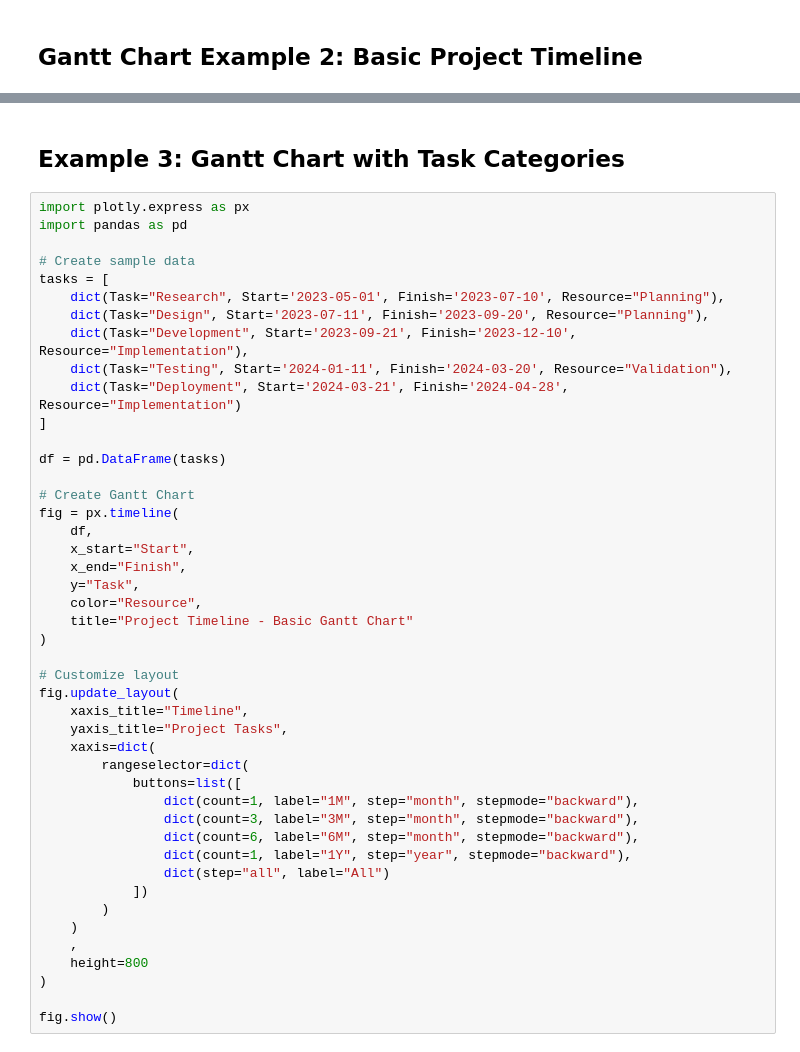
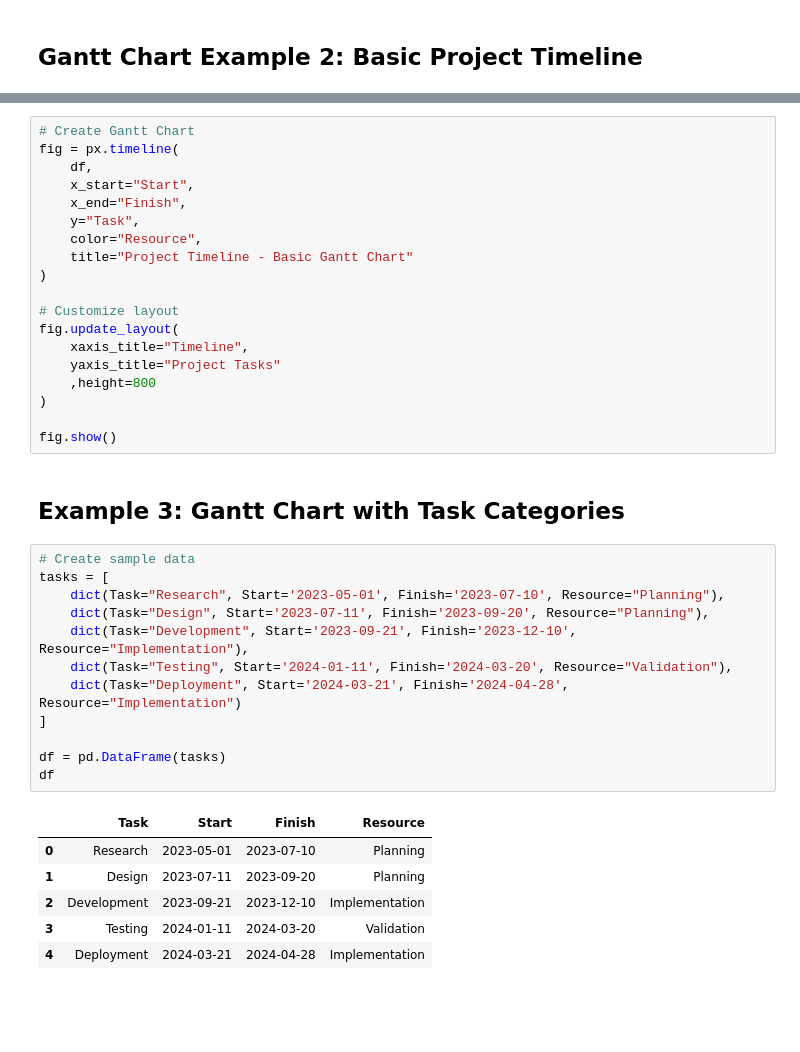
Before and after one commit to JustCodeIt7/Plotly_Dash_Dashboards, a Jupyter notebook: 01-Plotly_Basics_Charts/09-Gantt_Chart/Gantt_Chart.ipynb, the cells around one changed output, grey strips where cells are left out. Drawn from its saved outputs; the diff is of its cells as text; blank space fills up the shorter version.

```diff
--- a/01-Plotly_Basics_Charts/09-Gantt_Chart/Gantt_Chart.ipynb
+++ b/01-Plotly_Basics_Charts/09-Gantt_Chart/Gantt_Chart.ipynb
@@ -56,47 +52,40 @@ fig.show()
+# %%
+# Create Gantt Chart
+fig = px.timeline(
+    df,
+    x_start="Start",
+    x_end="Finish",
+    y="Task",
+    color="Resource",
+    title="Project Timeline - Basic Gantt Chart"
+)
+
+# Customize layout
+fig.update_layout(
+    xaxis_title="Timeline",
+    yaxis_title="Project Tasks"
+    ,height=800
+)
+
+fig.show()
 # %% [markdown]
 ## Example 3: Gantt Chart with Task Categories
 # %%
-import plotly.express as px
-import pandas as pd
-
 # Create sample data
 tasks = [
     dict(Task="Research", Start='2023-05-01', Finish='2023-07-10', Resource="Planning"),
     dict(Task="Design", Start='2023-07-11', Finish='2023-09-20', Resource="Planning"),
     dict(Task="Development", Start='2023-09-21', Finish='2023-12-10', Resource="Implementation"),
     dict(Task="Testing", Start='2024-01-11', Finish='2024-03-20', Resource="Validation"),
     dict(Task="Deployment", Start='2024-03-21', Finish='2024-04-28', Resource="Implementation")
 ]
 
 df = pd.DataFrame(tasks)
-
-# Create Gantt Chart
-fig = px.timeline(
-    df,
-    x_start="Start",
-    x_end="Finish",
-    y="Task",
-    color="Resource",
-    title="Project Timeline - Basic Gantt Chart"
-)
-
-# Customize layout
-fig.update_layout(
-    xaxis_title="Timeline",
-    yaxis_title="Project Tasks",
-    xaxis=dict(
-        rangeselector=dict(
-            buttons=list([
-                dict(count=1, label="1M", step="month", stepmode="backward"),
-                dict(count=3, label="3M", step="month", stepmode="backward"),
-                dict(count=6, label="6M", step="month", stepmode="backward"),
-                dict(count=1, label="1Y", step="year", stepmode="backward"),
-                dict(step="all", label="All")
-            ])
-        )
-    )
-    ,
-    height=800
-)
-
-fig.show()
+df
+# %% [output]
+|  | Task | Start | Finish | Resource |
+| 0 | Research | 2023-05-01 | 2023-07-10 | Planning |
+| 1 | Design | 2023-07-11 | 2023-09-20 | Planning |
+| 2 | Development | 2023-09-21 | 2023-12-10 | Implementation |
+| 3 | Testing | 2024-01-11 | 2024-03-20 | Validation |
+| 4 | Deployment | 2024-03-21 | 2024-04-28 | Implementation |
```
Also changed, not shown: parts of 4 cells of this notebook, 1 other file.
